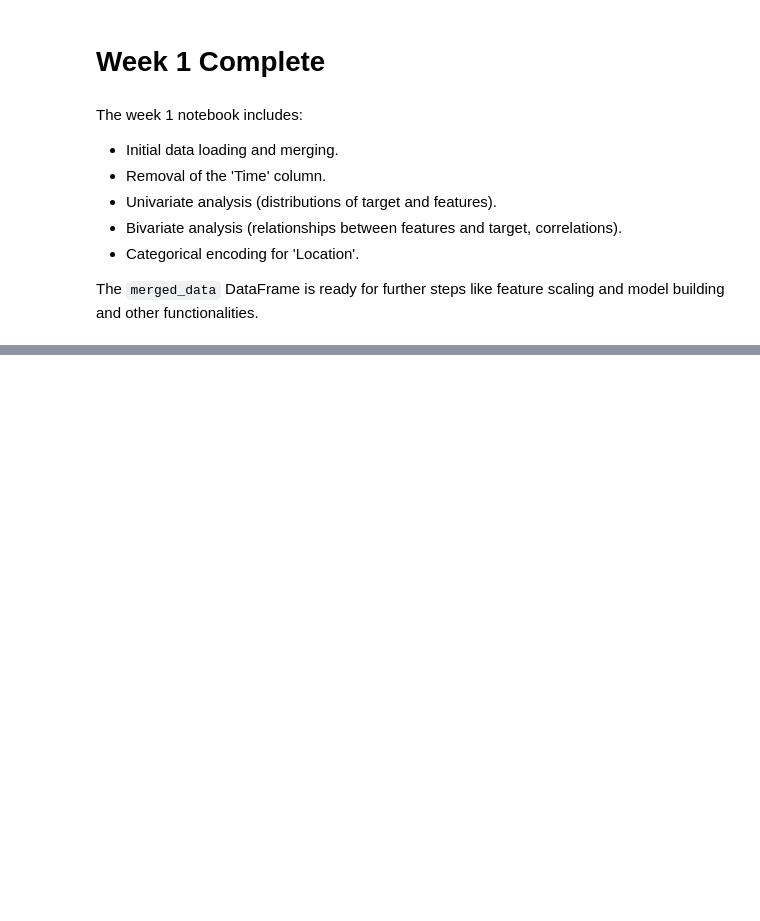
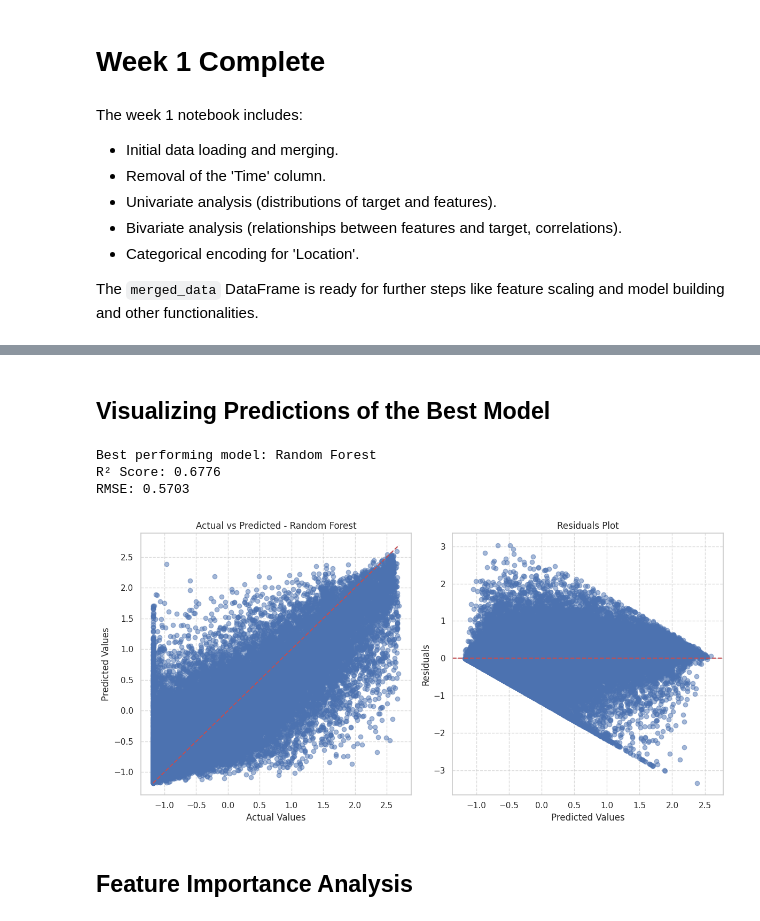
Before and after one commit to SatoruZati/Wind-Power-Generation-Forecasting, a Jupyter notebook: main.ipynb, the cells around one changed output, grey strips where cells are left out. Cells and saved outputs as stored; diff of their text form; code cells hidden in the pictures; blank space fills up the shorter version.

```diff
--- a/main.ipynb
+++ b/main.ipynb
@@ -393,0 +754,43 @@ The `merged_data` DataFrame is ready for further steps like feature scaling and
+# %% [markdown]
+## Visualizing Predictions of the Best Model
+# %%
+# Get the best model based on R² Score
+best_model_name = comparison_df.iloc[0]['Model']
+best_model_result = next(result for result in results if result['model_name'] == best_model_name)
+
+print(f"Best performing model: {best_model_name}")
+print(f"R² Score: {best_model_result['r2']:.4f}")
+print(f"RMSE: {best_model_result['rmse']:.4f}")
+
+# Get predictions
+y_pred = best_model_result['y_pred']
+
+# Plot actual vs predicted values
+plt.figure(figsize=(12, 6))
+
+plt.subplot(1, 2, 1)
+plt.scatter(y_test, y_pred, alpha=0.5)
+plt.plot([y_test.min(), y_test.max()], [y_test.min(), y_test.max()], 'r--')
+plt.title(f'Actual vs Predicted - {best_model_name}')
+plt.xlabel('Actual Values')
+plt.ylabel('Predicted Values')
+plt.grid(True, linestyle='--', alpha=0.7)
+
+plt.subplot(1, 2, 2)
+residuals = y_test - y_pred
+plt.scatter(y_pred, residuals, alpha=0.5)
+plt.axhline(y=0, color='r', linestyle='--')
+plt.title('Residuals Plot')
+plt.xlabel('Predicted Values')
+plt.ylabel('Residuals')
+plt.grid(True, linestyle='--', alpha=0.7)
+
+plt.tight_layout()
+plt.show()
+# %% [output]
+Best performing model: Random Forest
+R² Score: 0.6776
+RMSE: 0.5703
+[figure, added]
+# %% [markdown]
+## Feature Importance Analysis
```
Also changed, not shown: parts of 26 cells of this notebook.
